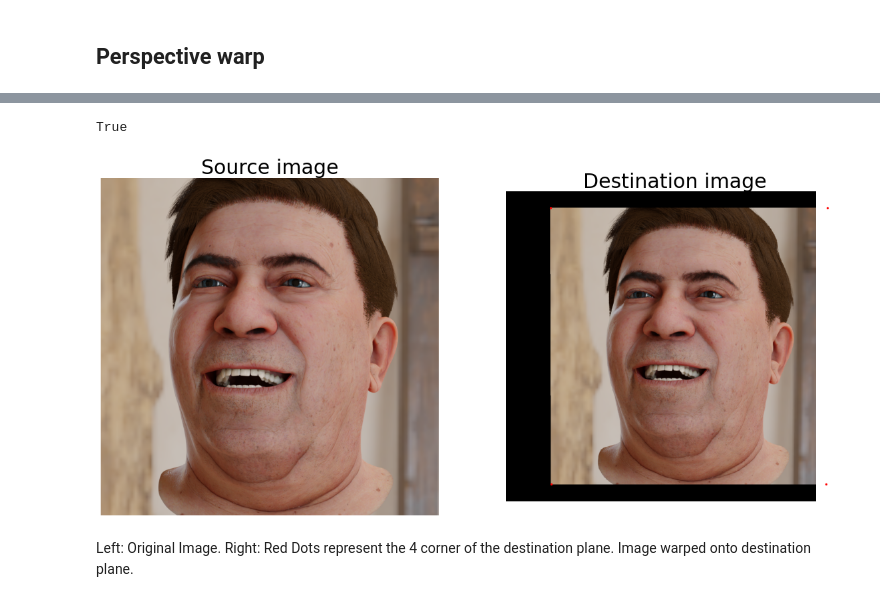
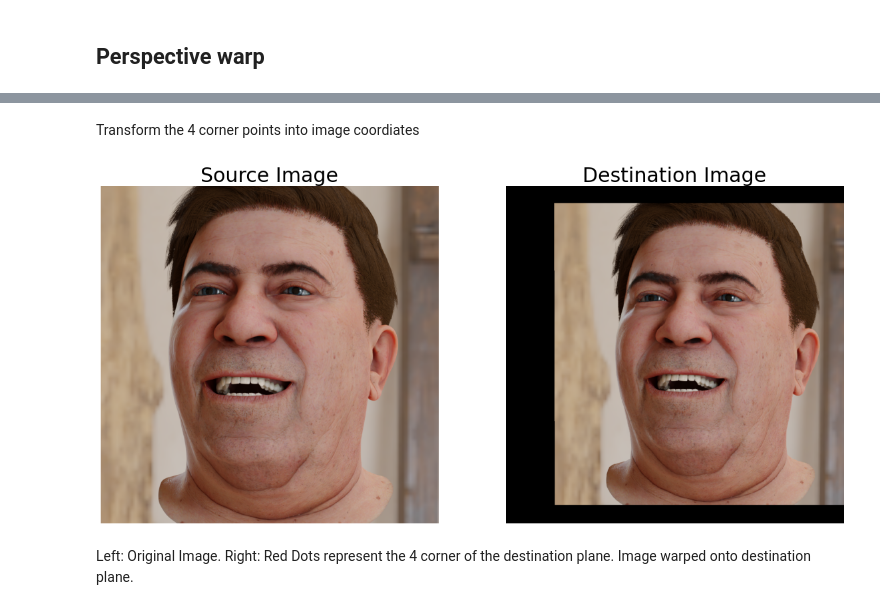
Before and after one commit to DatagenTech/dgutils, a Jupyter notebook: Notebooks/_10_homography.ipynb, the cells around one changed output, grey strips where cells are left out. Drawn from its saved outputs; the diff is of its cells as text; code cells hidden in the pictures.

```diff
--- a/Notebooks/_10_homography.ipynb
+++ b/Notebooks/_10_homography.ipynb
@@ -83,37 +71,73 @@ src = np.array([[ 0., 0.],
        [height-1, width-1],
        [ 0., width-1]])
 
-dst = kpts_2d_img
+dst = np.round(kpts_2d_img,0).astype(int)
 
 #estimate the transformation
-print(pt.estimate(src, dst))
+pt.estimate(src, dst)
 
 x, y = np.mgrid[:im_dst.shape[0], :im_dst.shape[1]]
-dst_indices=np.hstack((x.reshape(-1, 1), y.reshape(-1,1)))
+dst_indxs=np.hstack((x.reshape(-1, 1), y.reshape(-1,1)))
 
 #apply transform
-src_indices = np.round(pt.inverse(dst_indices), 0).astype(int)
+src_indxs = np.round(pt.inverse(dst_indxs), 0).astype(int)
 
-#clip image if it doesnt fit on the destination
-valid_idx = np.where((src_indices[:,0] < height) & (src_indices[:,1] < width) & (src_indices[:,0] >= 0) & (src_indices[:,1] >= 0))
+#clip image to fit the dest
+valid_idx = np.where((src_indxs[:,0] < height) & (src_indxs[:,1] < width) & (src_indxs[:,0] >= 0) & (src_indxs[:,1] >= 0))
 
-dst_indicies_valid = dst_indices[valid_idx]
-src_indicies_valid = src_indices[valid_idx]
+valid_dst_indxs = dst_indxs[valid_idx]
+valid_src_indxs = src_indxs[valid_idx]
 
-im_dst[dst_indicies_valid[:,0],dst_indicies_valid[:,1]] = im_src[src_indicies_valid[:,0],src_indicies_valid[:,1]]
-
-#plot the original and warped image
-plt.figure(figsize=(15,10))
-plt.imshow(im_dst), plt.axis('off'), plt.title('Output Image', size=20)
-plt.close()
+im_dst[valid_dst_indxs[:,0],valid_dst_indxs[:,1]] = im_src[valid_src_indxs[:,0],valid_src_indxs[:,1]]
 
 plt.figure(figsize=(20,10))
-plt.subplot(121), plt.imshow(im_src, cmap='gray'), plt.axis('off'), plt.title('Source image', size=30)
-plt.subplot(122), plt.imshow(im_dst, cmap='gray'), plt.axis('off'), plt.title('Destination image', size=30)
-plt.subplot(122).scatter(dst[:,1],dst[:,0], s=5, c=[[1,0,0]])
+plt.subplot(121), plt.imshow(im_src, cmap='gray'), plt.axis('off'), plt.title('Source Image', size=30)
+plt.subplot(122), plt.imshow(im_dst, cmap='gray'), plt.axis('off'), plt.title('Destination Image', size=30)
+#plt.subplot(122).scatter(dst[:,1],dst[:,0], s=100, c=[[0,1,0]])
 plt.show()
-# %% [output]
-True
-[figure, removed]
+# %% [markdown]
+Transform the 4 corner points into image coordiates
+# %%
+kpts_3d_homogeneous = np.hstack([dst_world_4corners, np.ones((4, 1))])
+kpts_3d_cam = (dp.camera_metadata.extrinsic_matrix @ kpts_3d_homogeneous.T).T
+kpts_2d_img_homogenous = (dp.camera_metadata.intrinsic_matrix @ kpts_3d_cam.T).T
+kpts_2d_img = kpts_2d_img_homogenous[:, :2] / kpts_2d_img_homogenous[:, 2][:, np.newaxis]
+# %%
+im_dst = im_src.copy()
+im_dst[np.all(im_dst, axis=-1)] = (0,0,0)
+
+#init ProjectiveTransform object
+pt = transform.ProjectiveTransform()
+src = np.array([[ 0., 0.],
+       [height-1, 0.],
+       [height-1, width-1],
+       [ 0., width-1]])
+
+dst = np.round(kpts_2d_img,0).astype(int)
+
+#estimate the transformation
+pt.estimate(src, dst)
+
+x, y = np.mgrid[:im_dst.shape[0], :im_dst.shape[1]]
+dst_indxs=np.hstack((x.reshape(-1, 1), y.reshape(-1,1)))
+
+#apply transform
+src_indxs = np.round(pt.inverse(dst_indxs), 0).astype(int)
+
+#clip image to fit the dest
+valid_idx = np.where((src_indxs[:,0] < height) & (src_indxs[:,1] < width) & (src_indxs[:,0] >= 0) & (src_indxs[:,1] >= 0))
+
+valid_dst_indxs = dst_indxs[valid_idx]
+valid_src_indxs = src_indxs[valid_idx]
+
+im_dst[valid_dst_indxs[:,0],valid_dst_indxs[:,1]] = im_src[valid_src_indxs[:,0],valid_src_indxs[:,1]]
+
+plt.figure(figsize=(20,10))
+plt.subplot(121), plt.imshow(im_src, cmap='gray'), plt.axis('off'), plt.title('Source Image', size=30)
+plt.subplot(122), plt.imshow(im_dst, cmap='gray'), plt.axis('off'), plt.title('Destination Image', size=30)
+#plt.subplot(122).scatter(dst[:,1],dst[:,0], s=100, c=[[0,1,0]])
+plt.show()
+# %% [output]
+[figure, added]
 # %% [markdown]
 Left: Original Image. Right: Red Dots represent the 4 corner of the destination plane. Image warped onto destination plane.
```
Also changed, not shown: parts of 17 cells of this notebook, 2 other files.
